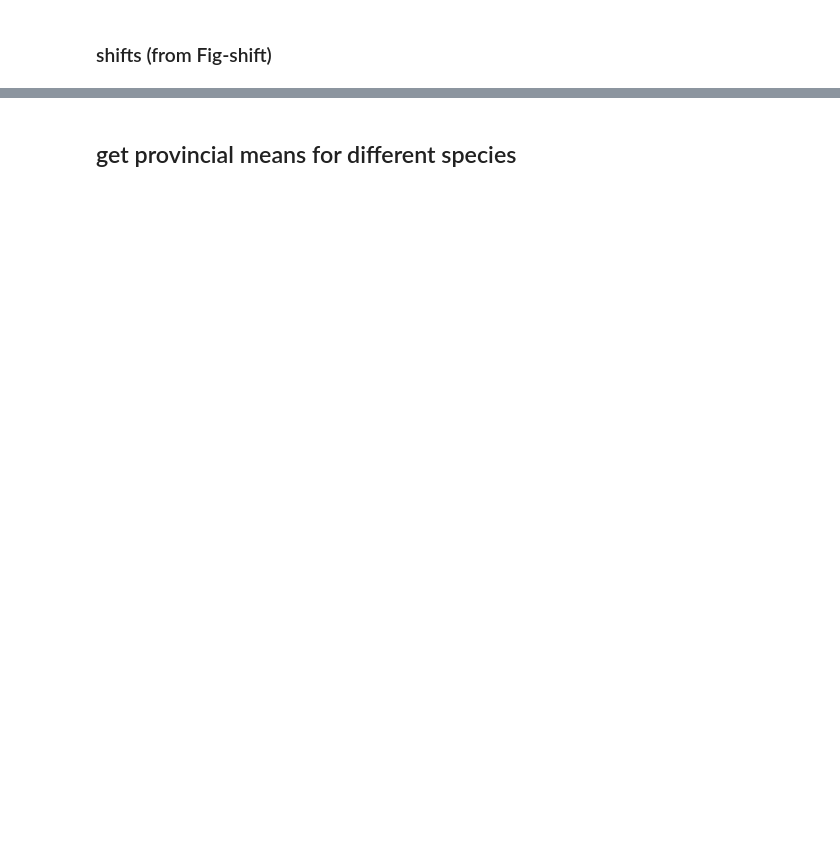
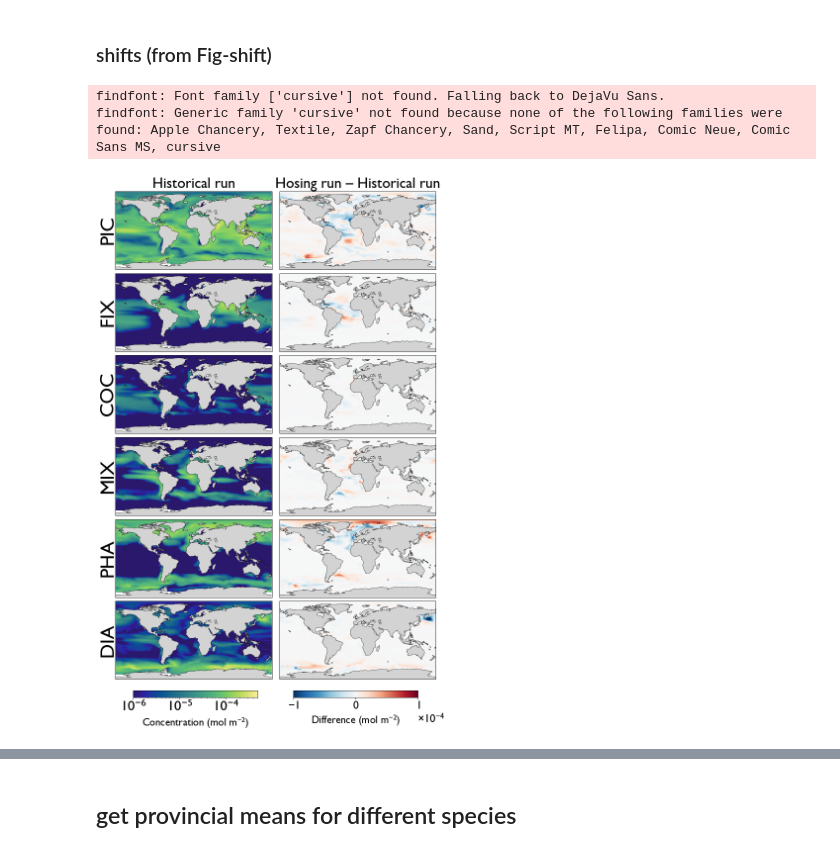
Before and after one commit to tjarnikova/AMOC-PLANKTOM, a Jupyter notebook: AMOC-LoP-202510/Poster-figures.ipynb, the cells around one changed output, grey strips where cells are left out. Cells and saved outputs as stored; diff of their text form; code cells hidden in the pictures; blank space fills up the shorter version.

```diff
--- a/AMOC-LoP-202510/Poster-figures.ipynb
+++ b/AMOC-LoP-202510/Poster-figures.ipynb
@@ -189,8 +190,8 @@ plt.show()
 # %% [markdown]
 ### shifts (from Fig-shift)
 # %%
-runs = ['TOM12_TJ_OBC1', 'TOM12_TJ_OBA1', 'TOM12_TJ_OBH1']
-ds_cclim, ds_hist, ds_hose = [xr.open_dataset(f'/gpfs/data/greenocean/users/mep22dku/clims/{run}/ORCA2_1m_clim_2010_2019_ptrc_T_int_rg.nc')
+runs = [ 'TOM12_TJ_OBA1', 'TOM12_TJ_OBH1']
+ds_hist, ds_hose = [xr.open_dataset(f'/gpfs/data/greenocean/users/mep22dku/clims/{run}/ORCA2_1m_clim_2010_2019_ptrc_T_int_rg.nc')
                                 for run in runs]
 
 vars_phy = [
@@ -207,15 +208,18 @@ vars_zoo =  [
  'MES',
  'GEL',
 'CRU',]
+
+vars_phy = ['PIC', 'FIX', 'COC', 'MIX', 'PHA', 'DIA']
+vars_zoo = ['BAC', 'PRO', 'PTE', 'MES', 'CRU', 'GEL']
 # %%
-make = False
+make = True
 if make:
 
     import matplotlib.ticker as ticker
 
     # ============ EDITABLE PARAMETERS ============
-    title_fontsize = 20
-    label_fontsize = 20
+    title_fontsize = 30
+    label_fontsize = 35
     vmin_abs = 1e-6
     vmax_abs = 5e-4
     abs_max_diff = 1e-4
@@ -236,12 +240,12 @@ if make:
     land = cfeature.NaturalEarthFeature('physical', 'land', '110m',
                                          edgecolor='none',
                                          facecolor='lightgrey')
-    col_titles = ['Historical run', 'Historical run \u2013 Hosing run']
+    col_titles = ['Historical run', ' Hosing run \u2013 Historical run ']
 
     for i, var in enumerate(tvars):
         data_hist = ds_hist_loaded[var].mean(dim='time')
         data_hose = ds_hose_loaded[var].mean(dim='time')
-        diff_hose = data_hist - data_hose
+        diff_hose =  data_hose - data_hist
 
         # Left column: absolute with log scale
         ax = axes[i, 0]
@@ -257,8 +261,8 @@ if make:
         else:
             ax.set_title('')
 
-        ax.text(-0.025, 0.5, var, transform=ax.transAxes,
-                fontsize=label_fontsize, fontweight='bold',
+        ax.text(-0.045, 0.5, var, transform=ax.transAxes,
+                fontsize=label_fontsize+5, fontweight='bold',
                 rotation=90, va='center', ha='center')
 
         # Right column: difference
@@ -267,34 +271,40 @@ if make:
                              cmap='RdBu_r',
                              vmin=-abs_max_diff, vmax=abs_max_diff,
                              add_colorbar=False)
         ax.add_feature(land, zorder=2)
         ax.coastlines()
         ax.set_global()
         if i == 0:
             ax.set_title(col_titles[1], fontsize=title_fontsize, fontweight='bold')
         else:
             ax.set_title('')
 
     plt.subplots_adjust(hspace=hspace, wspace=wspace, left=0.05, right=0.95, top=0.98, bottom=0.12)
 
     col1_center = 0.05 + (0.95 - 0.05) / 4
     col2_center = 0.05 + 3 * (0.95 - 0.05) / 4
     cbar_width = 0.35
     cbar_height = 0.012
     ty = 0.09
 
     cax1 = fig.add_axes([col1_center - cbar_width/2, ty, cbar_width, cbar_height])
     cbar1 = plt.colorbar(im1, cax=cax1, orientation='horizontal')
-    cbar1.set_label('Concentration (mol m$^{-2}$)', fontsize=label_fontsize - 4)
+    cbar1.set_label('Concentration (mol m$^{-2}$)', fontsize=label_fontsize - 14)
     cbar1.ax.tick_params(labelsize=label_fontsize - 6)
 
     cax2 = fig.add_axes([col2_center - cbar_width/2, ty, cbar_width, cbar_height])
     cbar2 = plt.colorbar(im2, cax=cax2, orientation='horizontal')
-    cbar2.set_label('Difference (mol m$^{-2}$)', fontsize=label_fontsize - 4)
-    cbar2.ax.tick_params(labelsize=label_fontsize - 6)
+    cbar2.set_label('Difference (mol m$^{-2}$)', fontsize=label_fontsize - 14)
+    cbar2.ax.tick_params(labelsize=label_fontsize - 12)
     cbar2.ax.ticklabel_format(style='sci', scilimits=(-4, -4), useMathText=True)
     cbar2.update_ticks()
+    cbar2.ax.xaxis.get_offset_text().set_fontsize(label_fontsize - 12)
+    cbar2.ax.xaxis.get_offset_text().set_position((1.215, 0))
 
     plt.savefig('./plts/POSTER/POSTER-Fig_phyto_shift.jpg', dpi=300, bbox_inches='tight')
     plt.show()
+# %% [output]
+findfont: Font family ['cursive'] not found. Falling back to DejaVu Sans.
+findfont: Generic family 'cursive' not found because none of the following families were found: Apple Chancery, Textile, Zapf Chancery, Sand, Script MT, Felipa, Comic Neue, Comic Sans MS, cursive
+[figure, added]
 # %%
```
Also changed, not shown: parts of 56 cells of this notebook.
